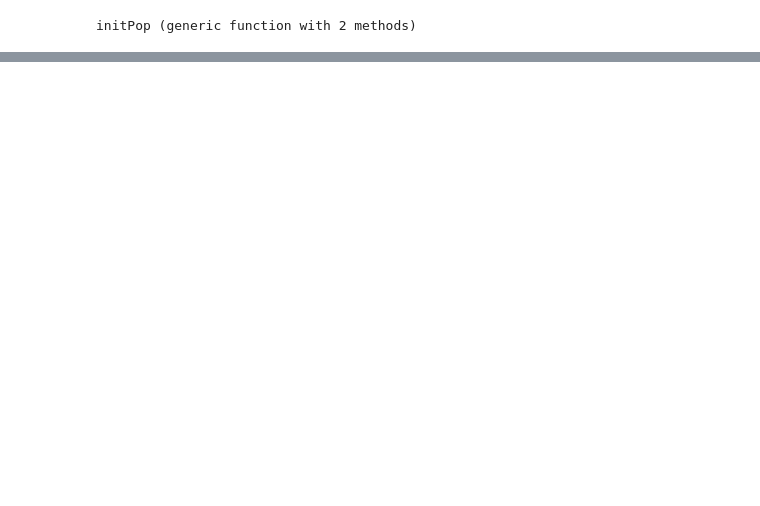
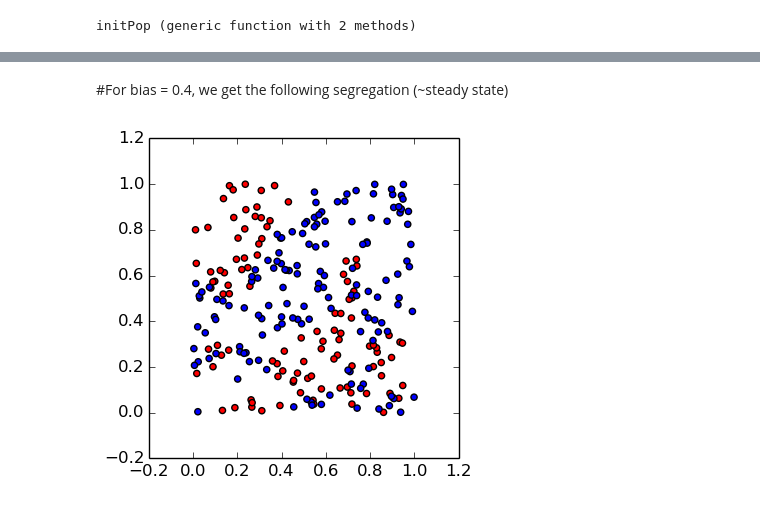
Before and after one commit to gradjitta/Econ, a Jupyter notebook: Schelling's segregation model.ipynb, the cells around one changed output, grey strips where cells are left out. Saved outputs shown, nothing was run; the diff lists cells and outputs as text; code cells hidden in the pictures; blank space fills up the shorter version.

```diff
--- a/Schelling's segregation model.ipynb
+++ b/Schelling's segregation model.ipynb
@@ -94,0 +108,10 @@ PyObject <matplotlib.collections.PathCollection object at 0x...>
+# %% [markdown]
+#For bias = 0.4, we get the following segregation (~steady state)
+# %%
+pop4 = initPop()
+for i  = 1:10
+    anneal!(pop4,0.4)
+end
+plotPop(pop4);
+# %% [output]
+[figure, added]
```
Also changed, not shown: parts of 16 cells of this notebook.
